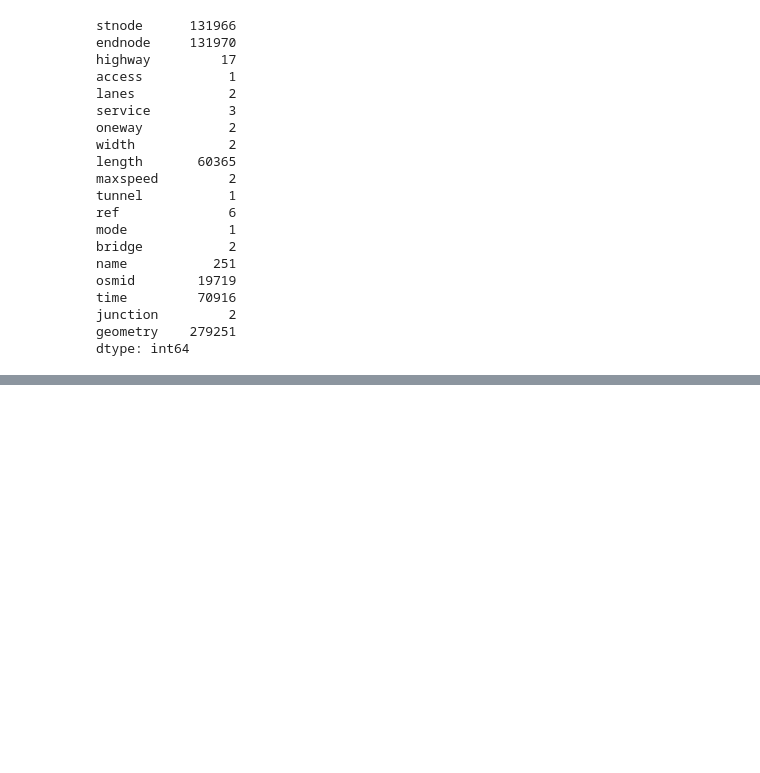
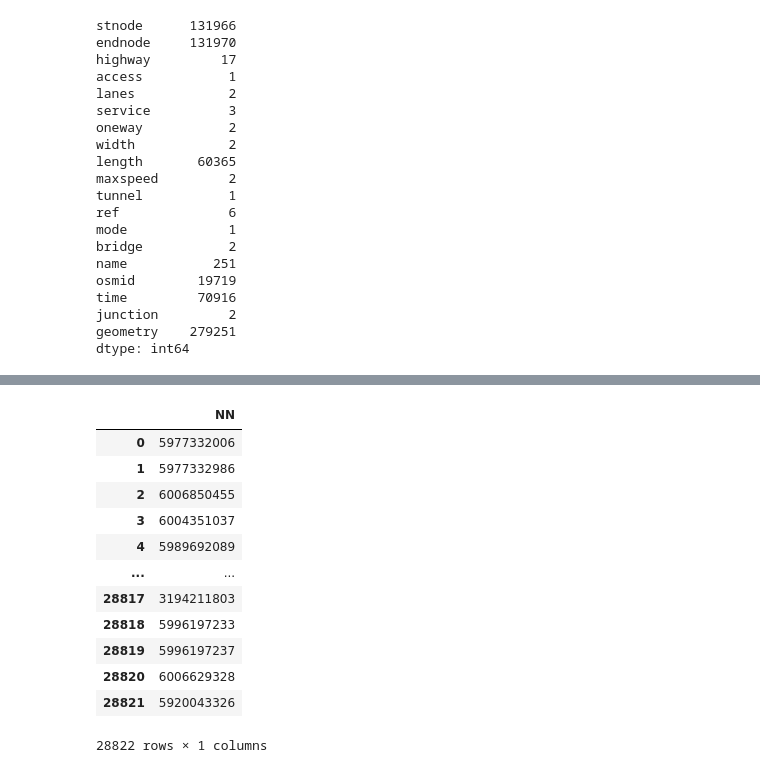
Before and after one commit to ccsuehara/ghana_access, a Jupyter notebook: scripts/create_graph.ipynb, the cells around one changed output, grey strips where cells are left out. Cells and saved outputs as stored; diff of their text form; code cells hidden in the pictures; blank space fills up the shorter version.

```diff
--- a/scripts/create_graph.ipynb
+++ b/scripts/create_graph.ipynb
@@ -259,0 +435,18 @@ gTime_edge_gdf.shape
+# %%
+new_df = pd.DataFrame()
+# %%
+new_df
+# %% [output]
+|  | NN |
+| 0 | 5977332006 |
+| 1 | 5977332986 |
+| 2 | 6006850455 |
+| 3 | 6004351037 |
+| 4 | 5989692089 |
+| ... | ... |
+| 28817 | 3194211803 |
+| 28818 | 5996197233 |
+| 28819 | 5996197237 |
+| 28820 | 6006629328 |
+| 28821 | 5920043326 |
+28822 rows × 1 columns
```
Also changed, not shown: parts of 19 cells of this notebook.
